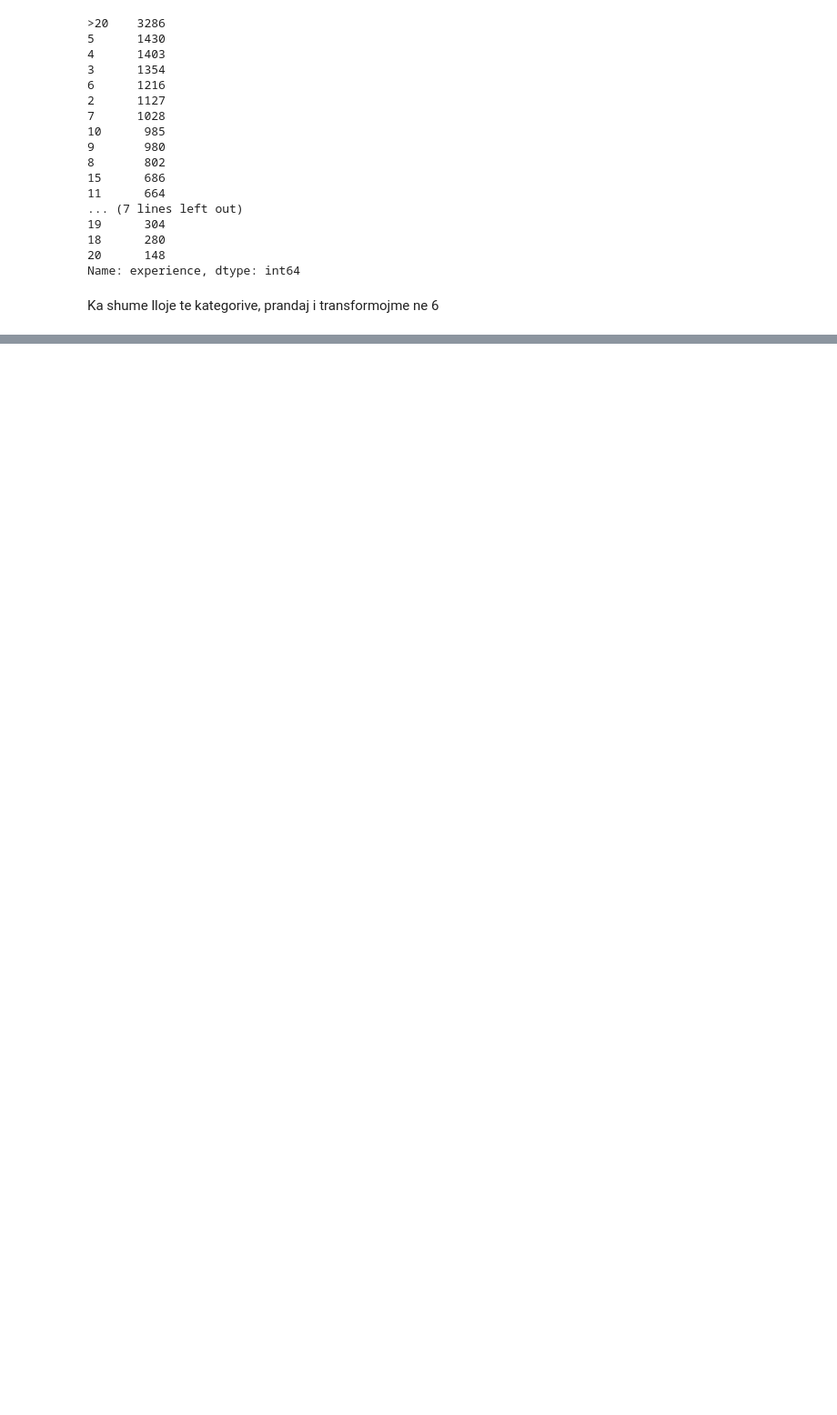
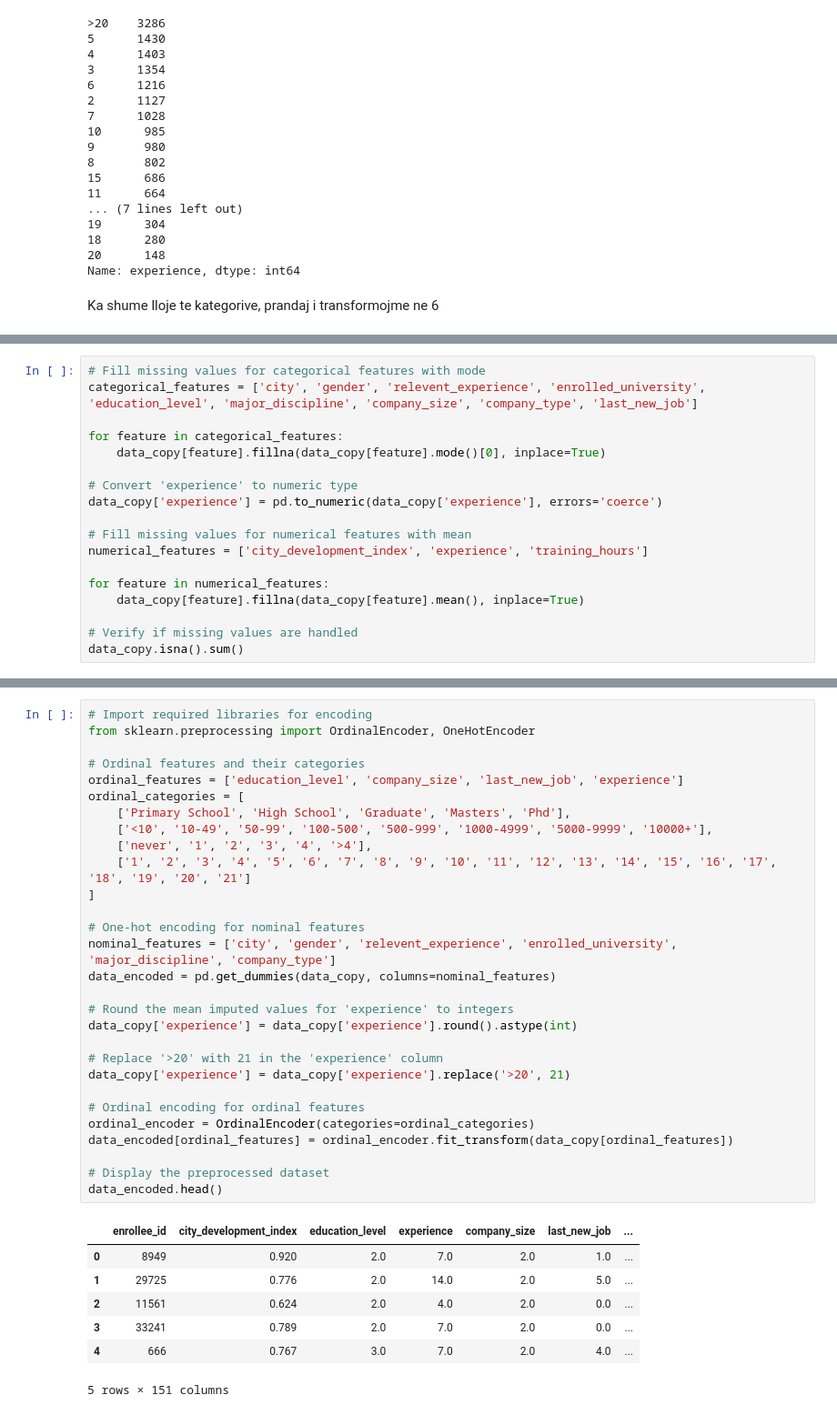
Before and after one commit to PuhizaDoci/ML_HR-Analytics-Job-Change, a Jupyter notebook: src/data_analisys.ipynb, the cells around one changed output, grey strips where cells are left out. Shown: that part at 91% size. Drawn from its saved outputs; the diff is of its cells as text; blank space fills up the shorter version.

```diff
--- a/src/data_analisys.ipynb
+++ b/src/data_analisys.ipynb
@@ -412,0 +438,18 @@ plt.show()
+# %%
+# Fill missing values for categorical features with mode
+categorical_features = ['city', 'gender', 'relevent_experience', 'enrolled_university', 'education_level', 'major_discipline', 'company_size', 'company_type', 'last_new_job']
+
+for feature in categorical_features:
+    data_copy[feature].fillna(data_copy[feature].mode()[0], inplace=True)
+
+# Convert 'experience' to numeric type
+data_copy['experience'] = pd.to_numeric(data_copy['experience'], errors='coerce')
+
+# Fill missing values for numerical features with mean
+numerical_features = ['city_development_index', 'experience', 'training_hours']
+
+for feature in numerical_features:
+    data_copy[feature].fillna(data_copy[feature].mean(), inplace=True)
+
+# Verify if missing values are handled
+data_copy.isna().sum()
@@ -412,0 +475,37 @@ plt.show()
+# %%
+# Import required libraries for encoding
+from sklearn.preprocessing import OrdinalEncoder, OneHotEncoder
+
+# Ordinal features and their categories
+ordinal_features = ['education_level', 'company_size', 'last_new_job', 'experience']
+ordinal_categories = [
+    ['Primary School', 'High School', 'Graduate', 'Masters', 'Phd'],
+    ['<10', '10-49', '50-99', '100-500', '500-999', '1000-4999', '5000-9999', '10000+'],
+    ['never', '1', '2', '3', '4', '>4'],
+    ['1', '2', '3', '4', '5', '6', '7', '8', '9', '10', '11', '12', '13', '14', '15', '16', '17', '18', '19', '20', '21']
+]
+
+# One-hot encoding for nominal features
+nominal_features = ['city', 'gender', 'relevent_experience', 'enrolled_university', 'major_discipline', 'company_type']
+data_encoded = pd.get_dummies(data_copy, columns=nominal_features)
+
+# Round the mean imputed values for 'experience' to integers
+data_copy['experience'] = data_copy['experience'].round().astype(int)
+
+# Replace '>20' with 21 in the 'experience' column
+data_copy['experience'] = data_copy['experience'].replace('>20', 21)
+
+# Ordinal encoding for ordinal features
+ordinal_encoder = OrdinalEncoder(categories=ordinal_categories)
+data_encoded[ordinal_features] = ordinal_encoder.fit_transform(data_copy[ordinal_features])
+
+# Display the preprocessed dataset
+data_encoded.head()
+# %% [output]
+|  | enrollee_id | city_development_index | education_level | experience | company_size | last_new_job | ... |
+| 0 | 8949 | 0.920 | 2.0 | 7.0 | 2.0 | 1.0 | ... |
+| 1 | 29725 | 0.776 | 2.0 | 14.0 | 2.0 | 5.0 | ... |
+| 2 | 11561 | 0.624 | 2.0 | 4.0 | 2.0 | 0.0 | ... |
+| 3 | 33241 | 0.789 | 2.0 | 7.0 | 2.0 | 0.0 | ... |
+| 4 | 666 | 0.767 | 3.0 | 7.0 | 2.0 | 4.0 | ... |
+5 rows × 151 columns
```
Also changed, not shown: parts of 31 cells of this notebook.
